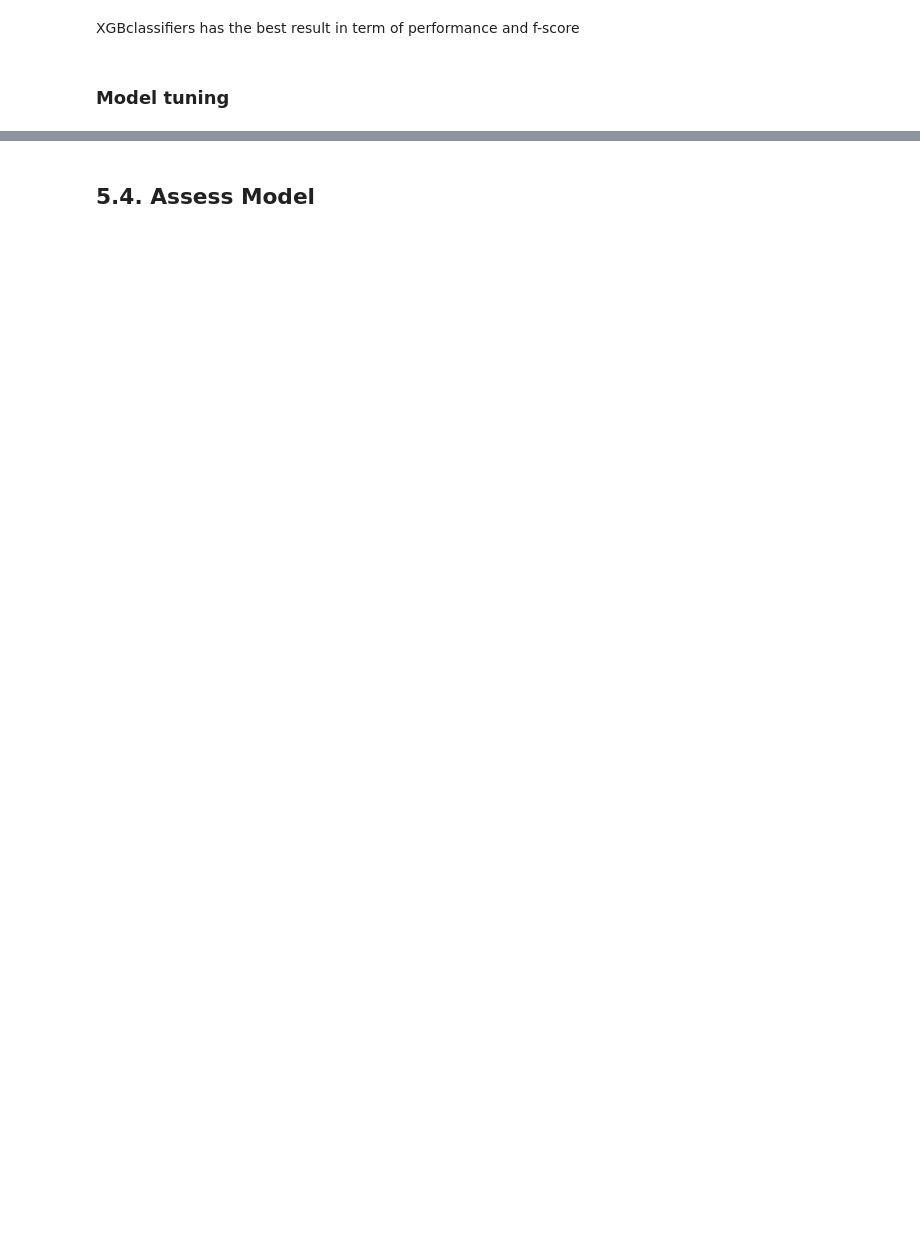
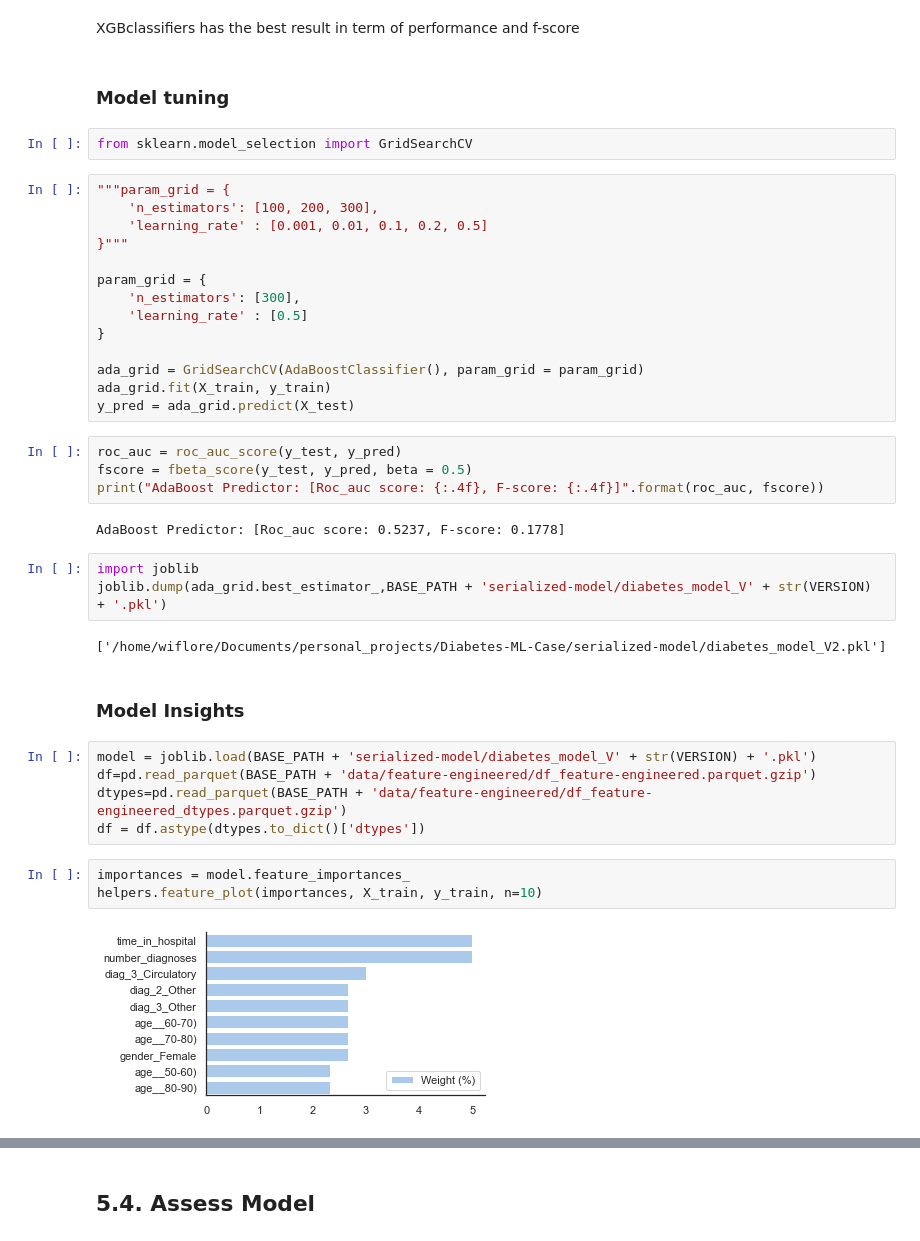
Before and after one commit to wiflore/Diabetes-ML-Case, a Jupyter notebook: research-notebooks/Diabetes 130-US hospitals for years 1999-2008.ipynb, the cells around one changed output, grey strips where cells are left out. Cells and saved outputs as stored; diff of their text form; blank space fills up the shorter version.

```diff
--- a/research-notebooks/Diabetes 130-US hospitals for years 1999-2008.ipynb
+++ b/research-notebooks/Diabetes 130-US hospitals for years 1999-2008.ipynb
@@ -716,3 +752,42 @@ AdaBoostClassifier trained on 77539 samples.
 XGBclassifiers has the best result in term of performance and f-score
 # %% [markdown]
 ###  Model tuning
+# %%
+from sklearn.model_selection import GridSearchCV
+# %%
+"""param_grid = {
+    'n_estimators': [100, 200, 300],
+    'learning_rate' : [0.001, 0.01, 0.1, 0.2, 0.5]
+}"""
+
+param_grid = {
+    'n_estimators': [300],
+    'learning_rate' : [0.5]
+}
+
+ada_grid = GridSearchCV(AdaBoostClassifier(), param_grid = param_grid)
+ada_grid.fit(X_train, y_train)
+y_pred = ada_grid.predict(X_test)
+# %%
+roc_auc = roc_auc_score(y_test, y_pred)
+fscore = fbeta_score(y_test, y_pred, beta = 0.5)
+print("AdaBoost Predictor: [Roc_auc score: {:.4f}, F-score: {:.4f}]".format(roc_auc, fscore))
+# %% [output]
+AdaBoost Predictor: [Roc_auc score: 0.5237, F-score: 0.1778]
+# %%
+import joblib
+joblib.dump(ada_grid.best_estimator_,BASE_PATH + 'serialized-model/diabetes_model_V' + str(VERSION) + '.pkl')
+# %% [output]
+['/home/wiflore/Documents/personal_projects/Diabetes-ML-Case/serialized-model/diabetes_model_V2.pkl']
+# %% [markdown]
+### Model Insights
+# %%
+model = joblib.load(BASE_PATH + 'serialized-model/diabetes_model_V' + str(VERSION) + '.pkl')
+df=pd.read_parquet(BASE_PATH + 'data/feature-engineered/df_feature-engineered.parquet.gzip')
+dtypes=pd.read_parquet(BASE_PATH + 'data/feature-engineered/df_feature-engineered_dtypes.parquet.gzip')
+df = df.astype(dtypes.to_dict()['dtypes'])
+# %%
+importances = model.feature_importances_
+helpers.feature_plot(importances, X_train, y_train, n=10)
+# %% [output]
+[figure, added]
```
Also changed, not shown: parts of 53 cells of this notebook, 7 other files.
